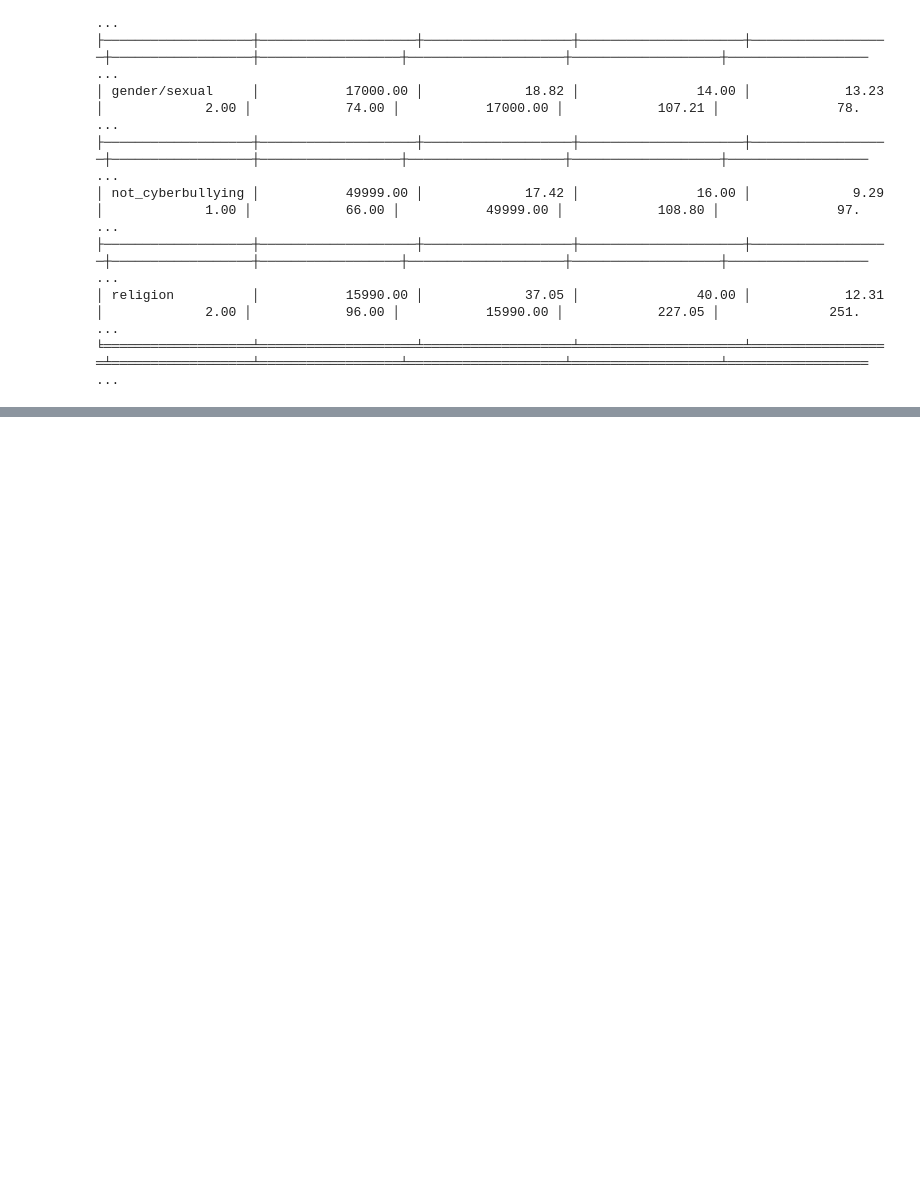
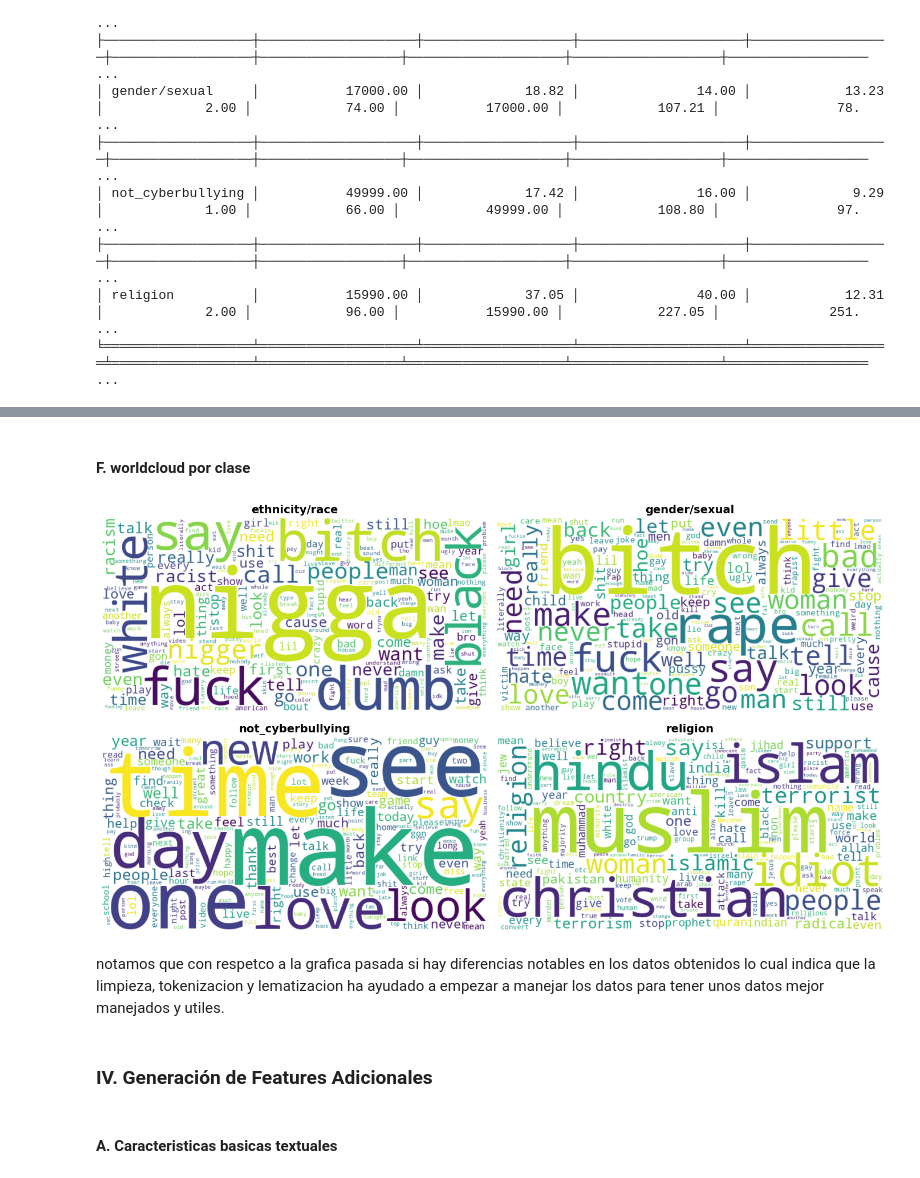
Before and after one commit to Luis-For/CiberBullying-Detection, a Jupyter notebook: Cyberbullying_Detection_using_NLP_and_Machine_Learning.ipynb, the cells around one changed output, grey strips where cells are left out. Drawn from its saved outputs; the diff is of its cells as text; code cells hidden in the pictures; blank space fills up the shorter version.

```diff
--- a/Cyberbullying_Detection_using_NLP_and_Machine_Learning.ipynb
+++ b/Cyberbullying_Detection_using_NLP_and_Machine_Learning.ipynb
@@ -628,0 +1021,20 @@ NameError: name 'df' is not defined
+# %%
+# Verificar columnas necesarias
+if 'clean_text' not in df.columns:
+    raise ValueError("No se encontró la columna 'clean_text'. Asegúrate de ejecutar la limpieza previa.")
+if 'label' not in df.columns:
+    raise ValueError("No se encontró la columna 'label'.")
+
+# Eliminar textos vacíos
+df = df[df['clean_text'].str.strip().ne('')]
+
+# Codificar las etiquetas
+from sklearn.preprocessing import LabelEncoder
+label_encoder = LabelEncoder()
+df['label_encoded'] = label_encoder.fit_transform(df['label'])
+
+# Verificación
+print("Etiquetas codificadas:")
+print(dict(zip(label_encoder.classes_, label_encoder.transform(label_encoder.classes_))))
+print("\nTamaño final del dataset:", df.shape)
+df.head(3)
@@ -628,0 +1125,42 @@ NameError: name 'df' is not defined
+# %% [markdown]
+#### F. worldcloud por clase
+# %%
+# Importar las librerías necesarias
+from wordcloud import WordCloud
+import matplotlib.pyplot as plt
+import pandas as pd
+
+# Agrupar las palabras por categoría (etiqueta)
+# Se asume que 'df' contiene las columnas 'label' and 'clean_text'
+palabras_por_categoria = df.groupby('label')['lemmatized_text'].apply(lambda x: ' '.join(x.astype(str)))
+
+# Crear un WordCloud para cada categoría
+wordclouds = {}
+for categoria, texto in palabras_por_categoria.items():
+    wc = WordCloud(
+        width=800,
+        height=400,
+        background_color='white',
+        collocations=False
+    ).generate(texto)
+    wordclouds[categoria] = wc
+
+# Mostrar los WordClouds para cada categoría
+plt.figure(figsize=(14, 8))
+
+for i, (categoria, wc) in enumerate(wordclouds.items(), start=1):
+    plt.subplot(2, 2, i)
+    plt.imshow(wc, interpolation='bilinear')
+    plt.title(categoria, fontsize=14, weight='bold')
+    plt.axis('off')
+
+plt.tight_layout()
+plt.show()
+# %% [output]
+[figure, added]
+# %% [markdown]
+notamos que con respetco a la grafica pasada si hay diferencias notables en los datos obtenidos lo cual indica que la limpieza, tokenizacion y lematizacion ha ayudado a empezar a manejar los datos para tener unos datos mejor manejados y utiles.
+# %% [markdown]
+### IV. Generación de Features Adicionales
+# %% [markdown]
+#### A. Caracteristicas basicas textuales
```
Also changed, not shown: parts of 113 cells of this notebook.
